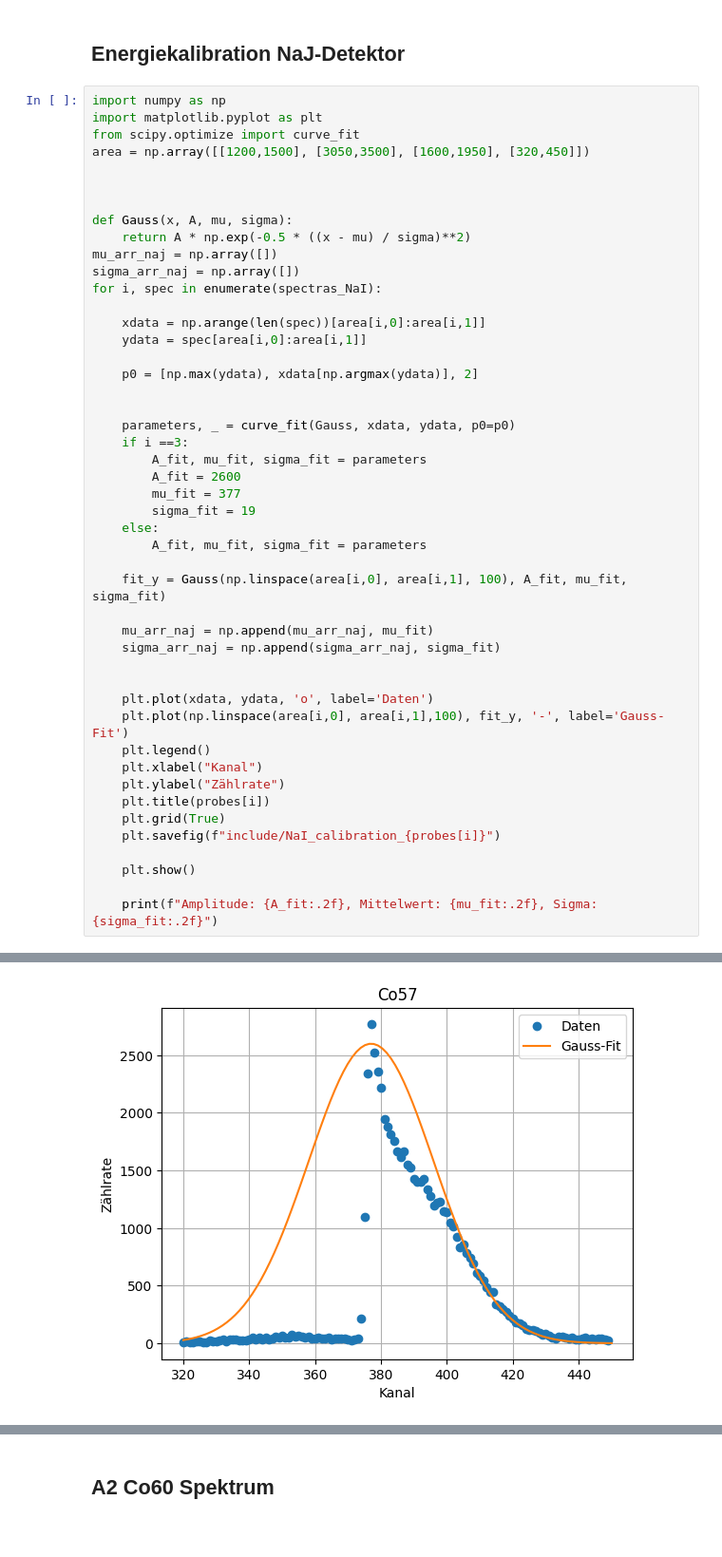
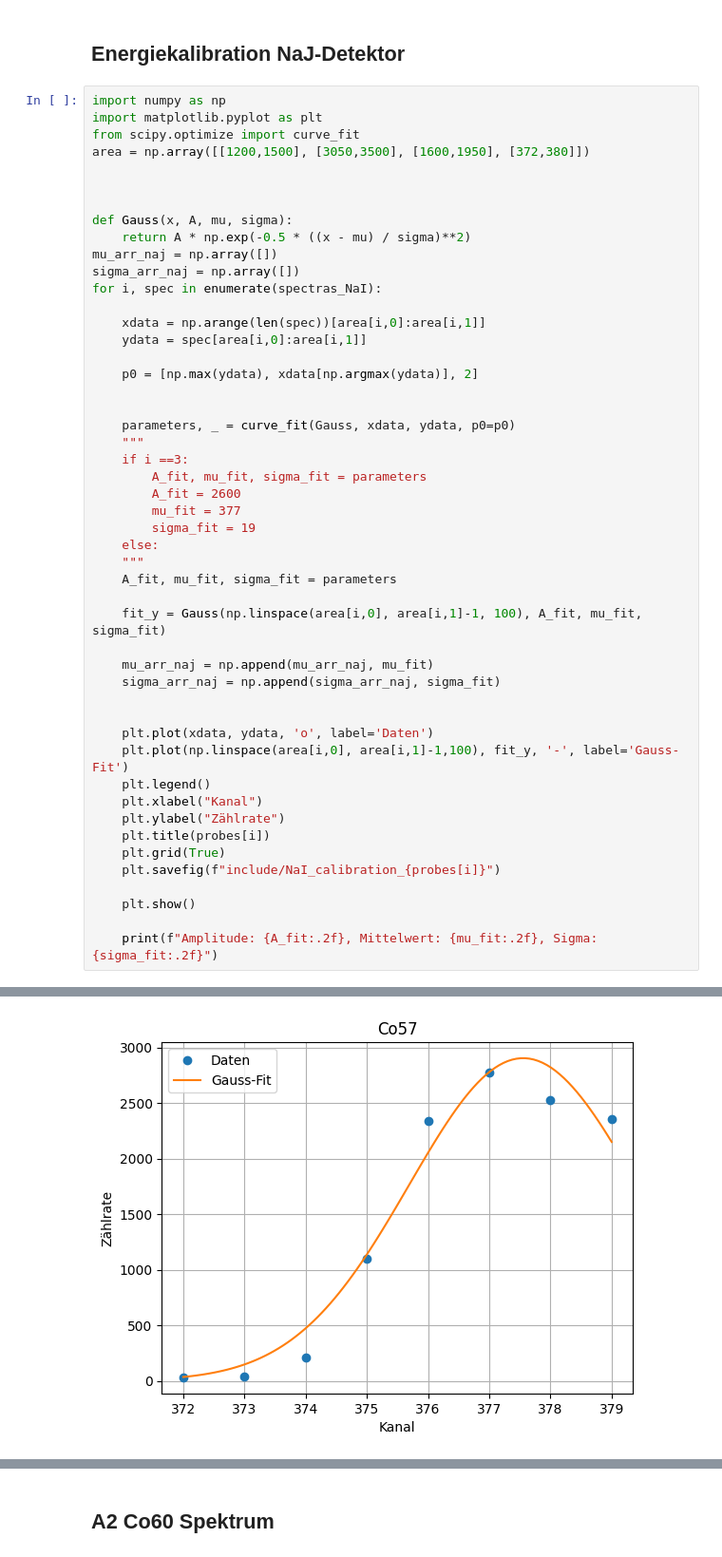
Before and after one commit to caesar2003/P4-Gamma-Coincidence-Spectroscopy, a Jupyter notebook: auswertung.ipynb, the cells around one changed output, grey strips where cells are left out. Shown at 95% size. Drawn from its saved outputs; the diff is of its cells as text.

```diff
--- a/auswertung.ipynb
+++ b/auswertung.ipynb
@@ -131,7 +132,7 @@ Steigung: 0.38, y-Aschsenabschnitt: 4.59
 import numpy as np
 import matplotlib.pyplot as plt
 from scipy.optimize import curve_fit
-area = np.array([[1200,1500], [3050,3500], [1600,1950], [320,450]])
+area = np.array([[1200,1500], [3050,3500], [1600,1950], [372,380]])
 
 
 
@@ -148,37 +149,39 @@ for i, spec in enumerate(spectras_NaI):
 
 
     parameters, _ = curve_fit(Gauss, xdata, ydata, p0=p0)
+    """
     if i ==3:
         A_fit, mu_fit, sigma_fit = parameters
         A_fit = 2600
         mu_fit = 377
         sigma_fit = 19
     else:
-        A_fit, mu_fit, sigma_fit = parameters
+    """
+    A_fit, mu_fit, sigma_fit = parameters
 
-    fit_y = Gauss(np.linspace(area[i,0], area[i,1], 100), A_fit, mu_fit, sigma_fit)
+    fit_y = Gauss(np.linspace(area[i,0], area[i,1]-1, 100), A_fit, mu_fit, sigma_fit)
 
     mu_arr_naj = np.append(mu_arr_naj, mu_fit)
     sigma_arr_naj = np.append(sigma_arr_naj, sigma_fit)
 
 
     plt.plot(xdata, ydata, 'o', label='Daten')
-    plt.plot(np.linspace(area[i,0], area[i,1],100), fit_y, '-', label='Gauss-Fit')
+    plt.plot(np.linspace(area[i,0], area[i,1]-1,100), fit_y, '-', label='Gauss-Fit')
     plt.legend()
     plt.xlabel("Kanal")
     plt.ylabel("Zählrate")
     plt.title(probes[i])
     plt.grid(True)
     plt.savefig(f"include/NaI_calibration_{probes[i]}")
 
     plt.show()
 
     print(f"Amplitude: {A_fit:.2f}, Mittelwert: {mu_fit:.2f}, Sigma: {sigma_fit:.2f}")
 # %% [output]
 [figure]
 Amplitude: 92.09, Mittelwert: 1351.89, Sigma: 46.69
 [figure]
 Amplitude: 11.77, Mittelwert: 3271.52, Sigma: 74.48
 [figure]
 Amplitude: 352.49, Mittelwert: 1783.05, Sigma: 50.62
-[figure, old version]
+[figure, new version]
```
Also changed, not shown: parts of 8 cells of this notebook, 14 other files.
